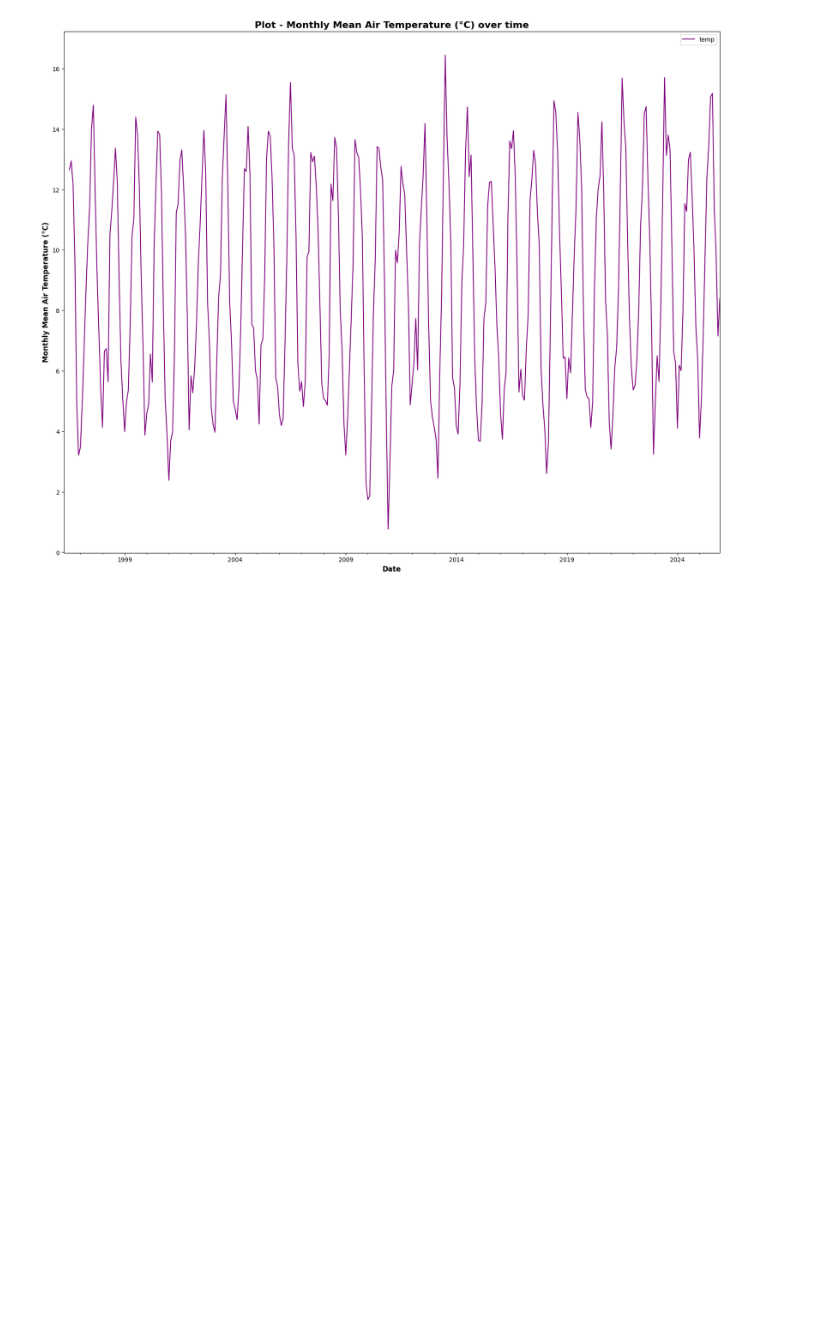
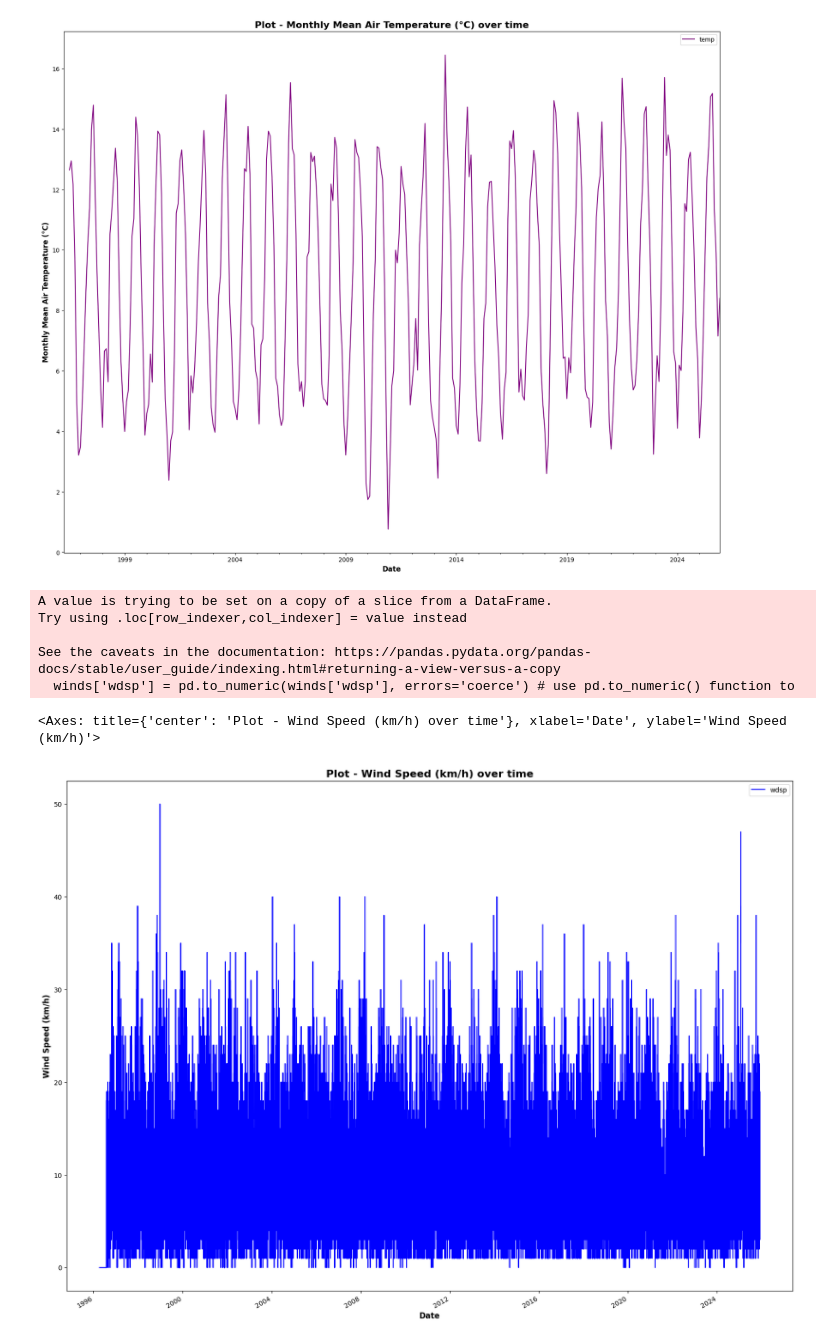
Before and after one commit to Hugo-van-Zyl/programming-for-data-analytics, a Jupyter notebook: Practical Assignments/assignment_6_Weather.ipynb, the cells around one changed output. Cells and saved outputs as stored; diff of their text form; code cells hidden in the pictures; blank space fills up the shorter version.

Commit message:
Assignment 6 plot 4 updates

```diff
--- a/Practical Assignments/assignment_6_Weather.ipynb
+++ b/Practical Assignments/assignment_6_Weather.ipynb
@@ -91,6 +91,29 @@ display(mtemp_meanplot) # Show plot
 # %% [output]
 <Axes: title={'center': 'Plot - Monthly Mean Air Temperature (°C) over time'}, xlabel='Date', ylabel='Monthly Mean Air Temperature (°C)'>
 [figure]
+# %%
+# PLOT 4: Windspeed (with missing data)
+# Get new variable to store windspeed data and time
+winds = weather_stats[['date','wdsp']]
+
+winds['wdsp'] = pd.to_numeric(winds['wdsp'], errors='coerce') # use pd.to_numeric() function to
+
+
+
+winds_plot = winds.plot.line(x='date', y='wdsp', figsize=(20,16), color='blue')
+winds_plot.set_title('Plot - Wind Speed (km/h) over time', fontsize=16, weight='bold')
+winds_plot.set_ylabel('Wind Speed (km/h)', fontsize=12, weight='bold')
+winds_plot.set_xlabel('Date', fontsize=12, weight='bold')
+
+display(winds_plot)
+# %% [output]
+A value is trying to be set on a copy of a slice from a DataFrame.
+Try using .loc[row_indexer,col_indexer] = value instead
+
+See the caveats in the documentation: https://pandas.pydata.org/pandas-docs/stable/user_guide/indexing.html#returning-a-view-versus-a-copy
+  winds['wdsp'] = pd.to_numeric(winds['wdsp'], errors='coerce') # use pd.to_numeric() function to
+<Axes: title={'center': 'Plot - Wind Speed (km/h) over time'}, xlabel='Date', ylabel='Wind Speed (km/h)'>
+[figure, added]
 # %% [markdown]
 ## Task Resources
 ### The following resources were used for completion of this task:
```
Also changed, not shown: parts of 1 cell of this notebook.
